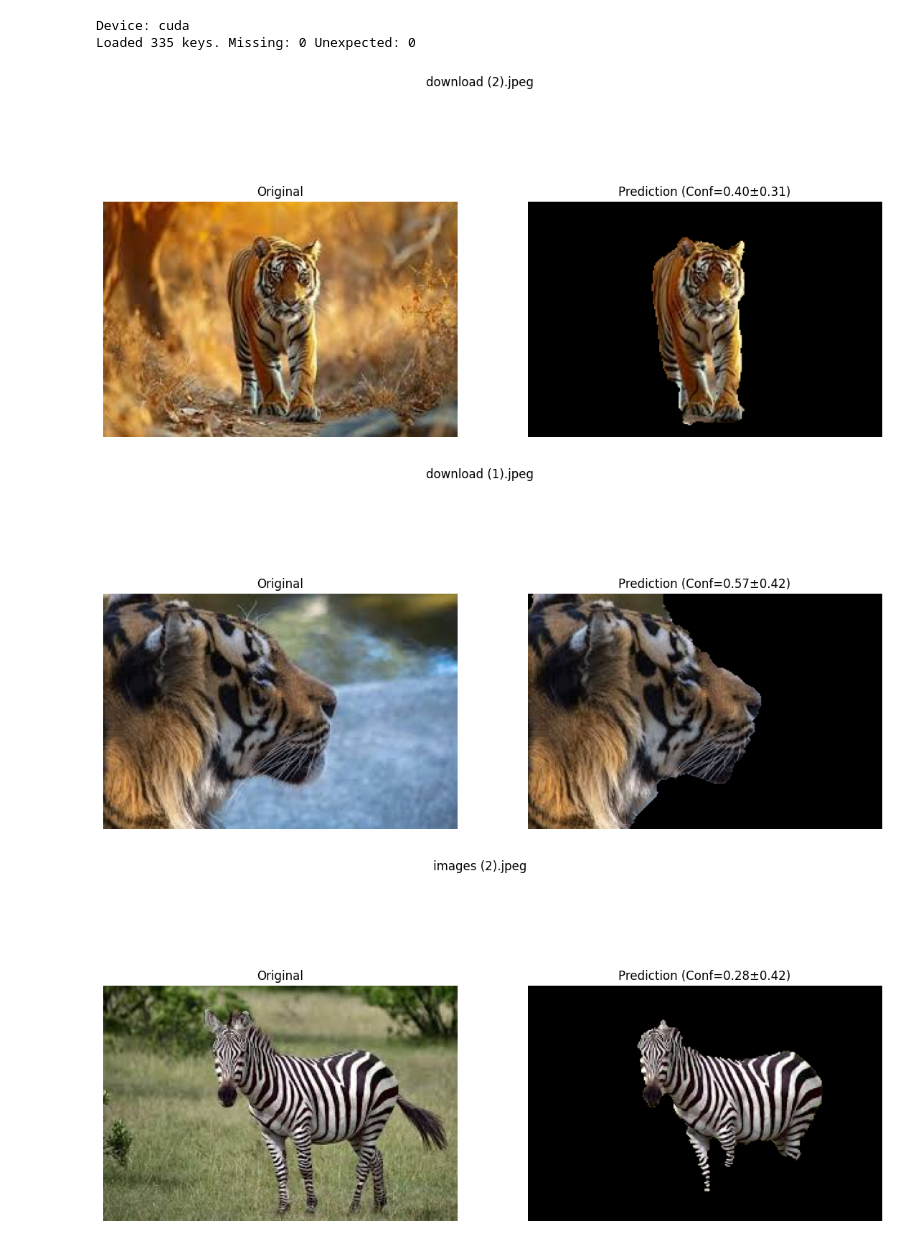
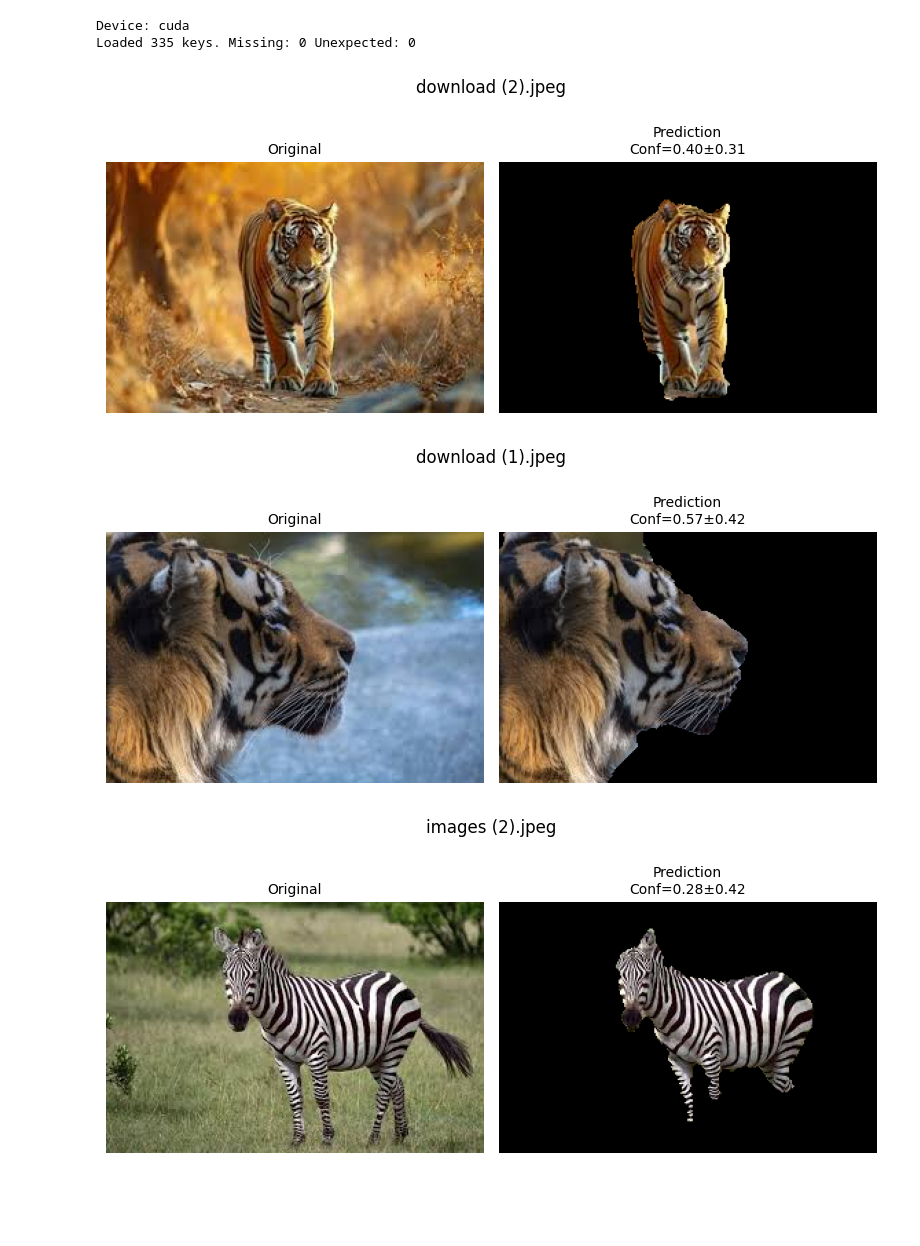
Before and after one commit to rahulasthwik1307/images, a Jupyter notebook: Untitled7.ipynb, the cells around one changed output. Cells and saved outputs as stored; diff of their text form; code cells hidden in the pictures; blank space fills up the shorter version.

```diff
--- a/Untitled7.ipynb
+++ b/Untitled7.ipynb
@@ -121,37 +121,47 @@ def run_one_pass(orig,scale=1.0,flip=False):
     return cv2.resize(pc,(orig.width,orig.height),cv2.INTER_LINEAR)
 
 # ---------------------- TTA predict ----------------------
 def tta_predict(orig):
     H,W=orig.height,orig.width; acc=np.zeros((H,W),np.float32); c=0
     for s in TTA_SCALES:
         for f in ([False,True] if DO_FLIP else [False]):
             acc+=run_one_pass(orig,s,f); c+=1
     avg=acc/c; thr,mc,sc=adaptive_threshold_from_probs(avg)
     mask=(avg>thr).astype(np.uint8)
     mask=morph_and_largest(mask)
     mask=grabcut_refine(orig,mask,avg)
     mask=morph_and_largest(mask)
     return np.array(orig), (mask[...,None]*np.array(orig)).astype(np.uint8), mc, sc
 
 # ---------------------- Run on ALL unseen images ----------------------
 random.seed(SEED)
 all_imgs=[f for f in os.listdir(IMAGE_DIR) if f.lower().endswith(("jpg","png","jpeg"))]
 
 # Pick only NUM_SAMPLES for visualization
 sample_imgs=random.sample(all_imgs,min(NUM_SAMPLES,len(all_imgs)))
 
 for fname in sample_imgs:
     path=os.path.join(IMAGE_DIR,fname)
     img=Image.open(path).convert("RGB")
     orig,res,mc,sc=tta_predict(img)
-    fig,axs=plt.subplots(1,2,figsize=(14,7))
-    axs[0].imshow(orig); axs[0].set_title("Original"); axs[0].axis("off")
-    axs[1].imshow(res);  axs[1].set_title(f"Prediction (Conf={mc:.2f}±{sc:.2f})"); axs[1].axis("off")
-    plt.suptitle(fname)
+
+    # smaller figure size (e.g. 8x4 instead of 14x7)
+    fig,axs=plt.subplots(1,2,figsize=(8,4))
+
+    axs[0].imshow(orig)
+    axs[0].set_title("Original", fontsize=10)
+    axs[0].axis("off")
+
+    axs[1].imshow(res)
+    axs[1].set_title(f"Prediction\nConf={mc:.2f}±{sc:.2f}", fontsize=10)
+    axs[1].axis("off")
+
+    plt.suptitle(fname, fontsize=12)
+    plt.tight_layout()
     plt.show()
 # %% [output]
 Device: cuda
 Loaded 335 keys. Missing: 0 Unexpected: 0
-[figure, old version]
+[figure, new version]
-[figure, old version]
+[figure, new version]
-[figure, old version]
+[figure, new version]
```
Also changed, not shown: parts of 1 cell of this notebook.
